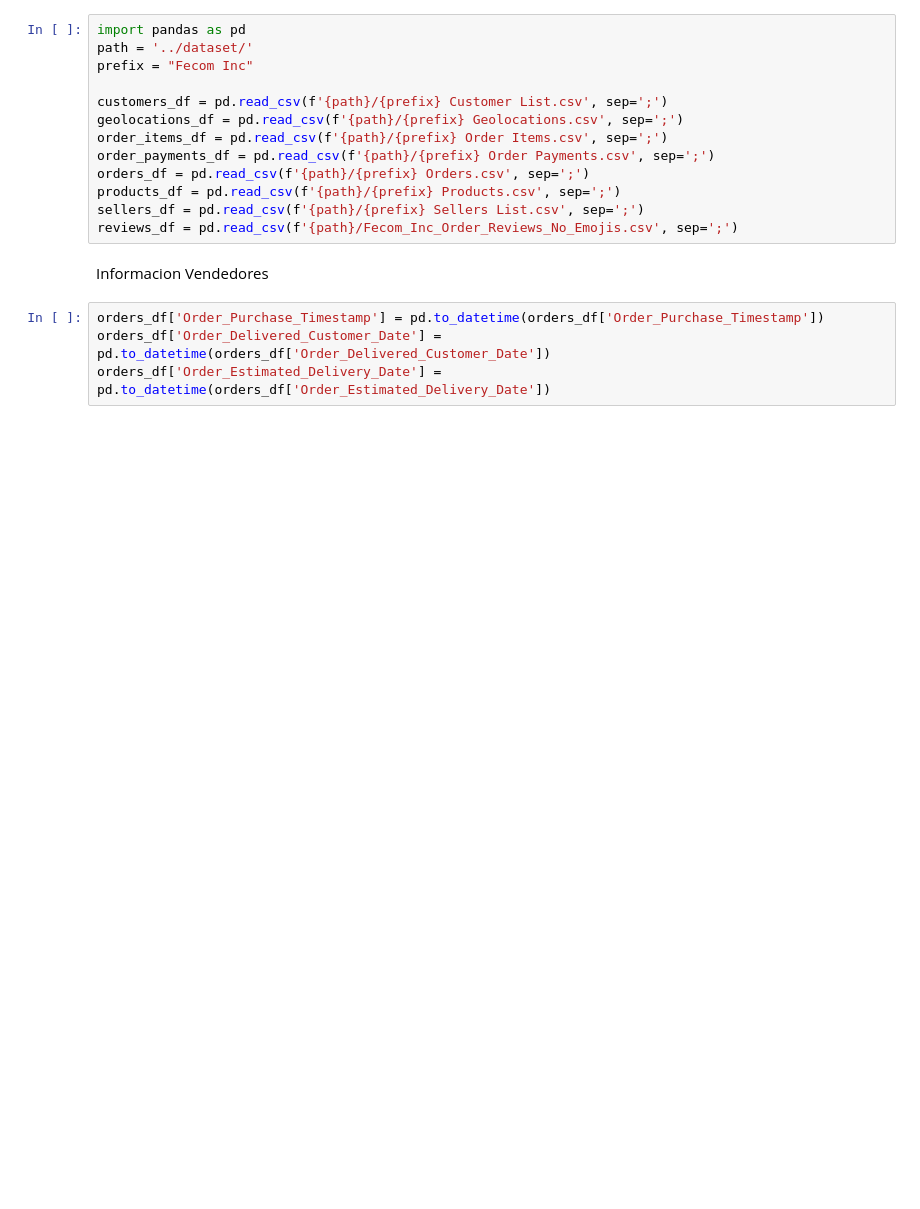
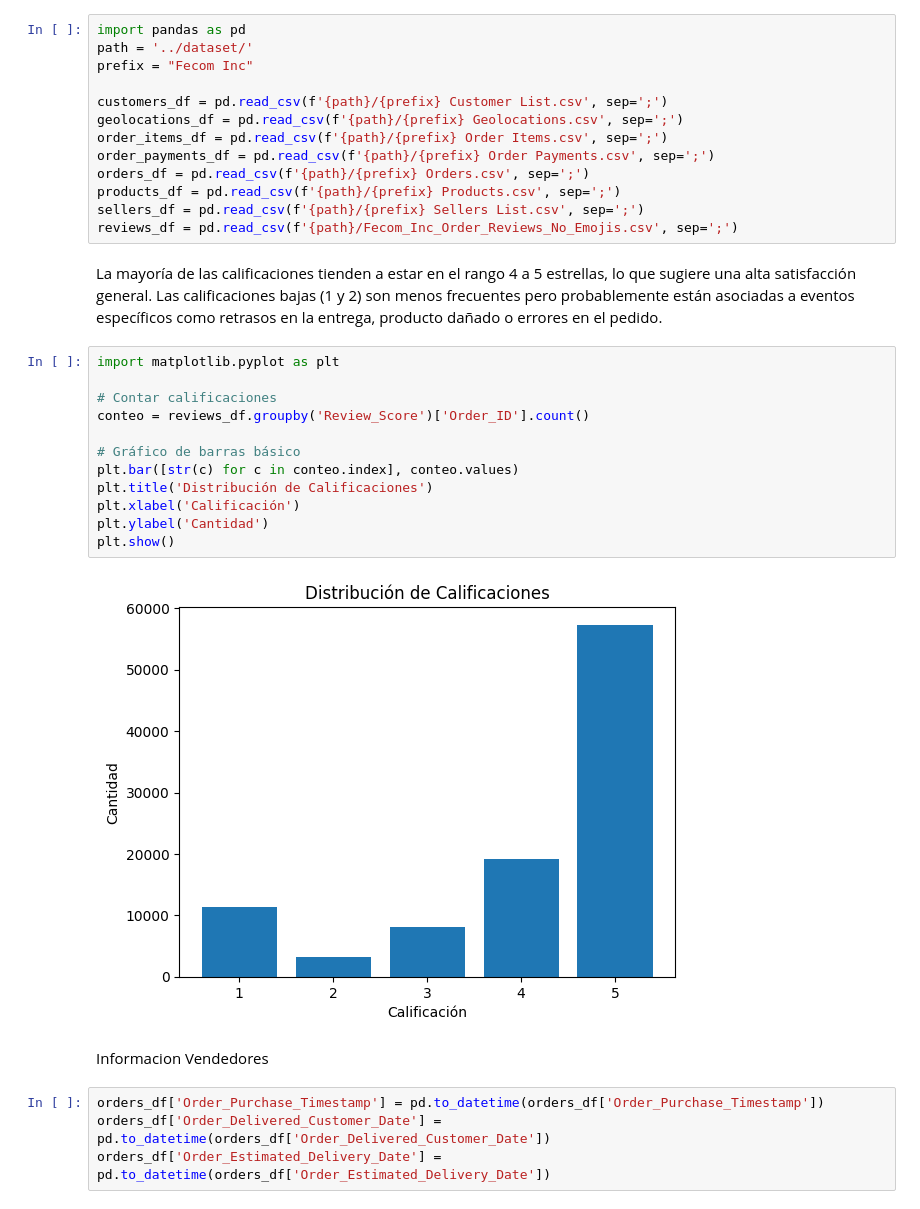
Before and after one commit to JosefinaE/proyecto-mineria-datos, a Jupyter notebook: hito1/Pregunta3.ipynb, the cells around one changed output. Drawn from its saved outputs; the diff is of its cells as text; blank space fills up the shorter version.

```diff
--- a/hito1/Pregunta3.ipynb
+++ b/hito1/Pregunta3.ipynb
@@ -11,6 +11,23 @@ orders_df = pd.read_csv(f'{path}/{prefix} Orders.csv', sep=';')
 products_df = pd.read_csv(f'{path}/{prefix} Products.csv', sep=';')
 sellers_df = pd.read_csv(f'{path}/{prefix} Sellers List.csv', sep=';')
 reviews_df = pd.read_csv(f'{path}/Fecom_Inc_Order_Reviews_No_Emojis.csv', sep=';')
+# %% [markdown]
+La mayoría de las calificaciones tienden a estar en el rango 4 a 5 estrellas, lo que sugiere una alta satisfacción general.
+Las calificaciones bajas (1 y 2) son menos frecuentes pero probablemente están asociadas a eventos específicos como retrasos en la entrega, producto dañado o errores en el pedido.
+# %%
+import matplotlib.pyplot as plt
+
+# Contar calificaciones
+conteo = reviews_df.groupby('Review_Score')['Order_ID'].count()
+
+# Gráfico de barras básico
+plt.bar([str(c) for c in conteo.index], conteo.values)
+plt.title('Distribución de Calificaciones')
+plt.xlabel('Calificación')
+plt.ylabel('Cantidad')
+plt.show()
+# %% [output]
+[figure, added]
 # %% [markdown]
 Informacion Vendedores
 # %%
```
Also changed, not shown: parts of 2 cells of this notebook.
